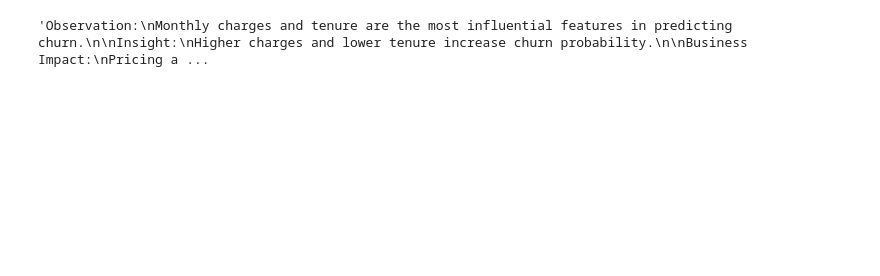
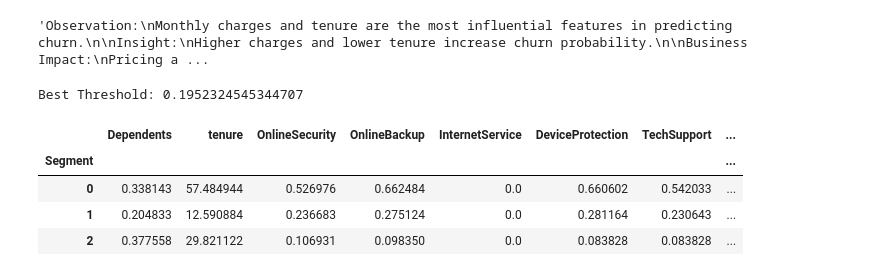
Before and after one commit to Tanishkapundhir78/ml-saas-churn-prediction, a Jupyter notebook: notebooks/Model_and_SHAP.ipynb, the cells around one changed output. Cells and saved outputs as stored; diff of their text form; code cells hidden in the pictures; blank space fills up the shorter version.

```diff
--- a/notebooks/Model_and_SHAP.ipynb
+++ b/notebooks/Model_and_SHAP.ipynb
@@ -277,0 +280,17 @@ Offer discounts and engagement programs to high-risk users.'''
+# %%
+from sklearn.metrics import precision_recall_curve
+import numpy as np
+
+y_probs = best_rf.predict_proba(X_test)[:, 1]
+
+precision, recall, thresholds = precision_recall_curve(y_test, y_probs)
+
+# Find best threshold (max recall with decent precision)
+f1_scores = 2 * (precision * recall) / (precision + recall)
+best_idx = np.argmax(f1_scores)
+
+best_threshold = thresholds[best_idx]
+
+print("Best Threshold:", best_threshold)
+# %% [output]
+Best Threshold: 0.1952324545344707
@@ -277,0 +301,16 @@ Offer discounts and engagement programs to high-risk users.'''
+# %%
+from sklearn.cluster import KMeans
+
+# Select important features
+features = df[['tenure', 'MonthlyCharges']]
+
+kmeans = KMeans(n_clusters=3, random_state=42)
+df['Segment'] = kmeans.fit_predict(features)
+# %%
+df.groupby('Segment').mean()
+# %% [output]
+|  | Dependents | tenure | OnlineSecurity | OnlineBackup | InternetService | DeviceProtection | TechSupport | ... |
+| Segment |  |  |  |  |  |  |  | ... |
+| 0 | 0.338143 | 57.484944 | 0.526976 | 0.662484 | 0.0 | 0.660602 | 0.542033 | ... |
+| 1 | 0.204833 | 12.590884 | 0.236683 | 0.275124 | 0.0 | 0.281164 | 0.230643 | ... |
+| 2 | 0.377558 | 29.821122 | 0.106931 | 0.098350 | 0.0 | 0.083828 | 0.083828 | ... |
```
Also changed, not shown: parts of 15 cells of this notebook.
